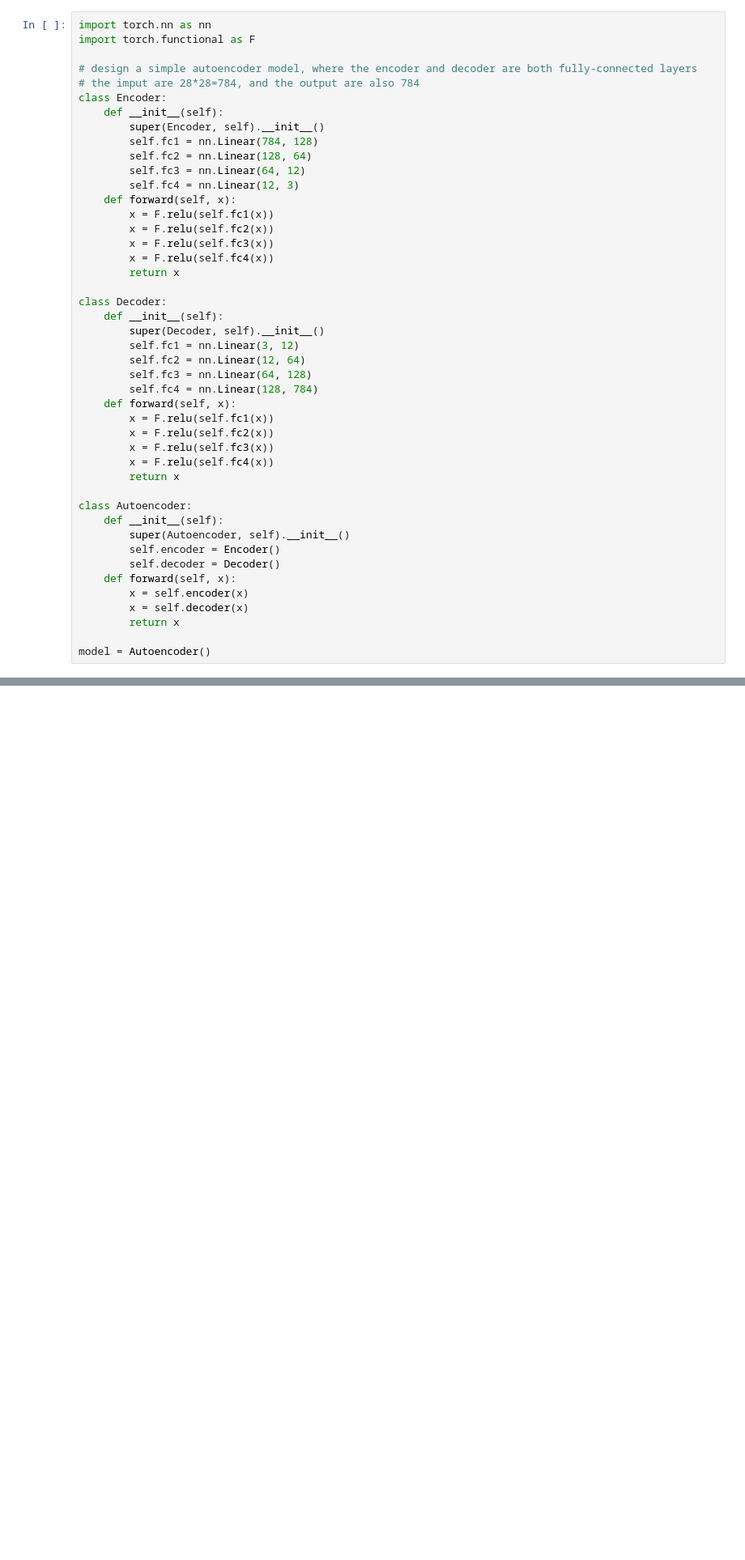
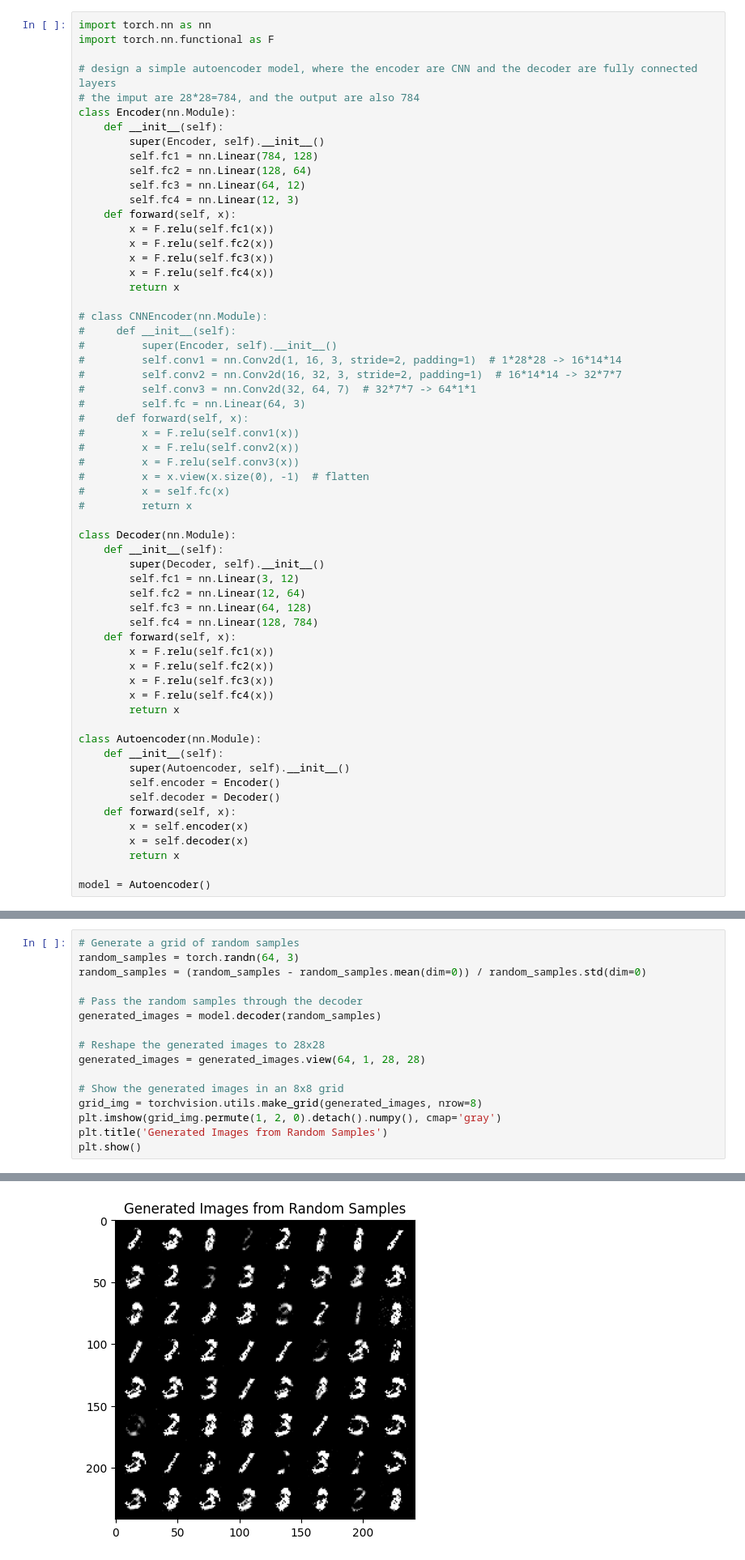
Before and after one commit to liu-bingyan/deeplearning-tutoringroom, a Jupyter notebook: encoder_decoder.ipynb, the cells around one changed output, grey strips where cells are left out. Shown: that part at 81% size. Saved outputs shown, nothing was run; the diff lists cells and outputs as text; blank space fills up the shorter version.

```diff
--- a/encoder_decoder.ipynb
+++ b/encoder_decoder.ipynb
@@ -31,11 +31,11 @@ images.shape
 torch.Size([64, 1, 28, 28])
 # %%
 import torch.nn as nn
-import torch.functional as F
+import torch.nn.functional as F
 
-# design a simple autoencoder model, where the encoder and decoder are both fully-connected layers
+# design a simple autoencoder model, where the encoder are CNN and the decoder are fully connected layers
 # the imput are 28*28=784, and the output are also 784
-class Encoder:
+class Encoder(nn.Module):
     def __init__(self):
         super(Encoder, self).__init__()
         self.fc1 = nn.Linear(784, 128)
@@ -49,7 +49,22 @@ class Encoder:
         x = F.relu(self.fc4(x))
         return x
 
-class Decoder:
+# class CNNEncoder(nn.Module):
+#     def __init__(self):
+#         super(Encoder, self).__init__()
+#         self.conv1 = nn.Conv2d(1, 16, 3, stride=2, padding=1)  # 1*28*28 -> 16*14*14
+#         self.conv2 = nn.Conv2d(16, 32, 3, stride=2, padding=1)  # 16*14*14 -> 32*7*7
+#         self.conv3 = nn.Conv2d(32, 64, 7)  # 32*7*7 -> 64*1*1
+#         self.fc = nn.Linear(64, 3)
+#     def forward(self, x):
+#         x = F.relu(self.conv1(x))
+#         x = F.relu(self.conv2(x))
+#         x = F.relu(self.conv3(x))
+#         x = x.view(x.size(0), -1)  # flatten
+#         x = self.fc(x)
+#         return x
+
+class Decoder(nn.Module):
     def __init__(self):
         super(Decoder, self).__init__()
         self.fc1 = nn.Linear(3, 12)
@@ -63,7 +78,7 @@ class Decoder:
         x = F.relu(self.fc4(x))
         return x
 
-class Autoencoder:
+class Autoencoder(nn.Module):
     def __init__(self):
         super(Autoencoder, self).__init__()
         self.encoder = Encoder()
@@ -107,0 +181,17 @@ for epoch in range(epochs):
+# %%
+# Generate a grid of random samples
+random_samples = torch.randn(64, 3)
+random_samples = (random_samples - random_samples.mean(dim=0)) / random_samples.std(dim=0)
+
+# Pass the random samples through the decoder
+generated_images = model.decoder(random_samples)
+
+# Reshape the generated images to 28x28
+generated_images = generated_images.view(64, 1, 28, 28)
+
+# Show the generated images in an 8x8 grid
+grid_img = torchvision.utils.make_grid(generated_images, nrow=8)
+plt.imshow(grid_img.permute(1, 2, 0).detach().numpy(), cmap='gray')
+plt.title('Generated Images from Random Samples')
+plt.show()
+# %% [output]
@@ -107,0 +199 @@ for epoch in range(epochs):
+[figure, added]
```
Also changed, not shown: parts of 4 cells of this notebook, 3 other files.
